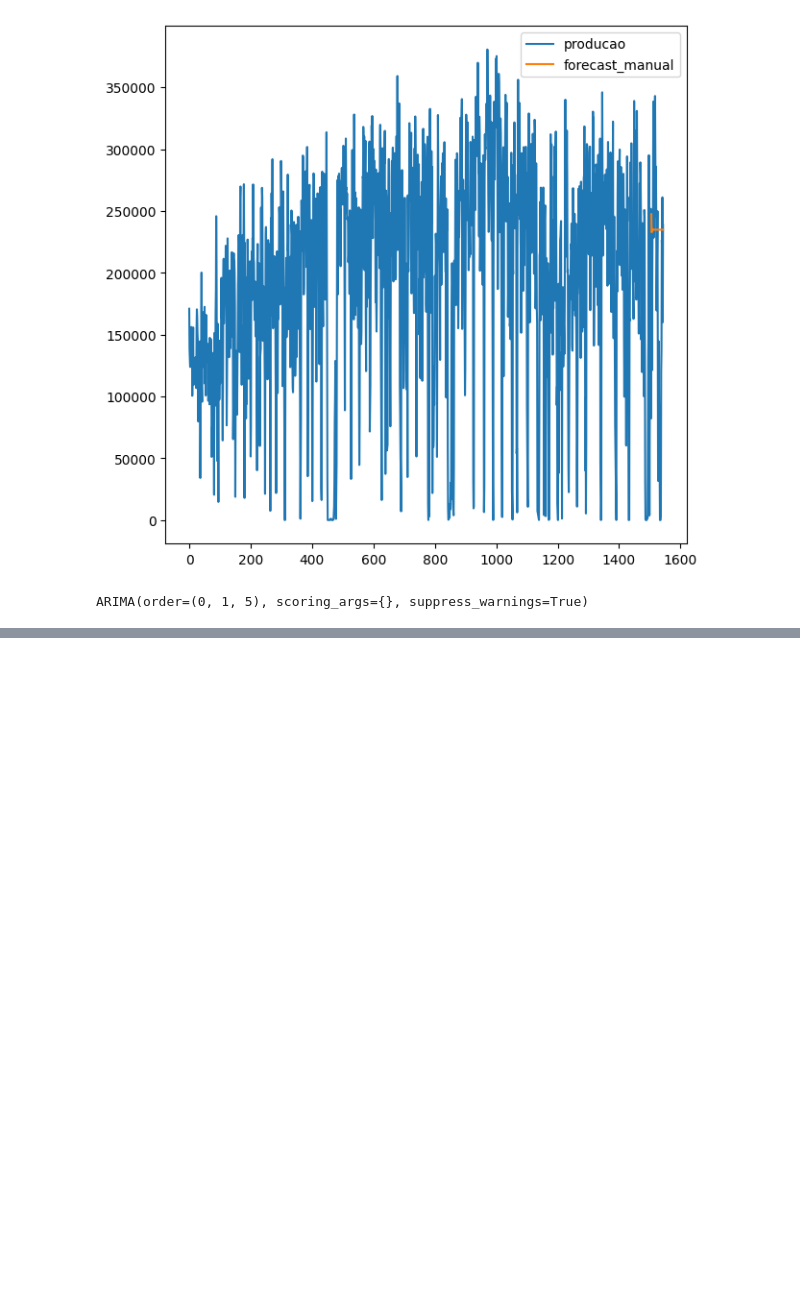
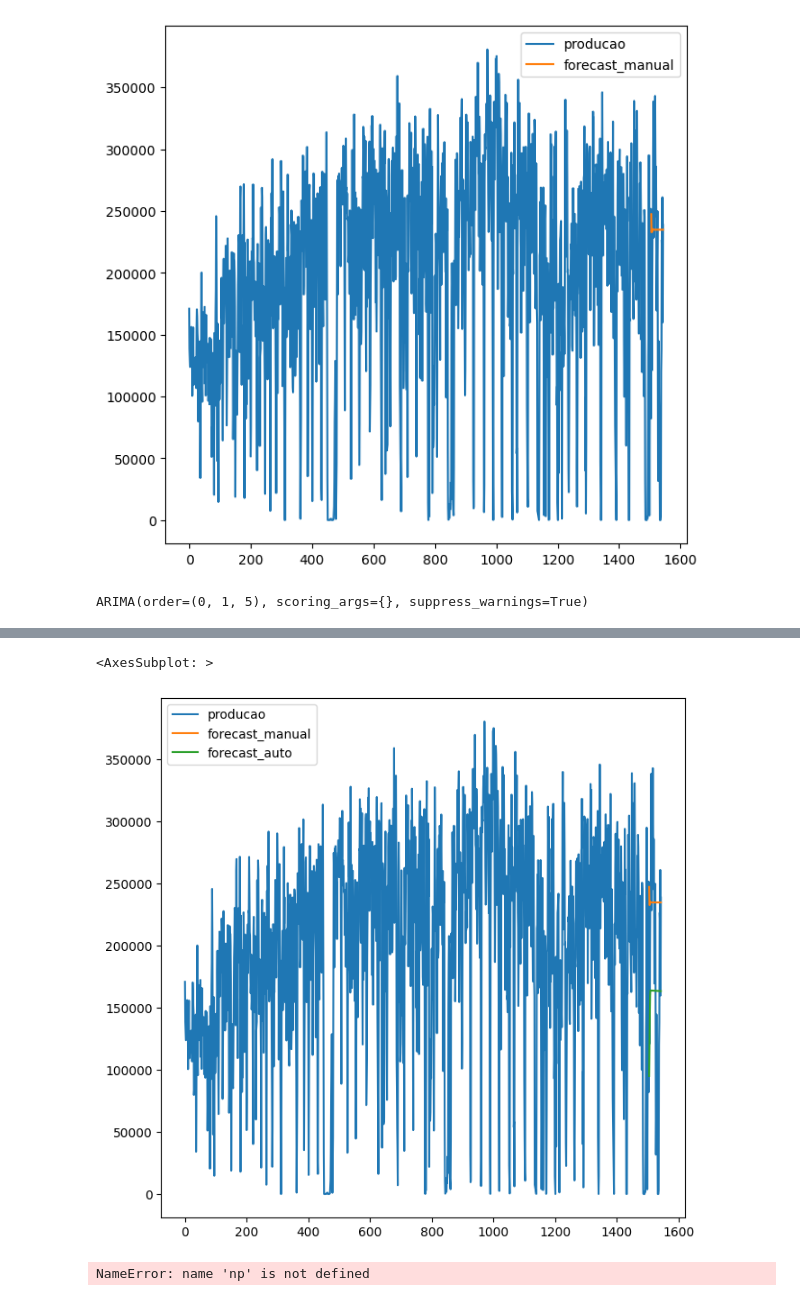
Before and after one commit to leonardovenan/oreForecast, a Jupyter notebook: dailyForecast.ipynb, the cells around one changed output, grey strips where cells are left out. Drawn from its saved outputs; the diff is of its cells as text; code cells hidden in the pictures; blank space fills up the shorter version.

```diff
--- a/dailyForecast.ipynb
+++ b/dailyForecast.ipynb
@@ -162,3 +162,22 @@ Warnings:
 [2] Covariance matrix is singular or near-singular, with condition number 2.28e+29. Standard errors may be unstable.
 # %%
 forecast_test_auto = auto_arima.predict(n_periods=len(df_test))
+df['forecast_auto'] = [None]*len(df_train) + list(forecast_test_auto)
+
+df.plot(figsize=(7.5,7.5))
+# %% [output]
+<AxesSubplot: >
+[figure, added]
+# %%
+from sklearn.metrics import mean_absolute_error, mean_absolute_percentage_error, mean_squared_error
+import numpy as np
+
+mae = mean_absolute_error(df_test, forecast_test)
+mape = mean_absolute_percentage_error(df_test, forecast_test)
+rmse = np.sqrt(mean_squared_error(df_test, forecast_test))
+
+print(f'mae - manual: {mae}')
+print(f'mape - manual: {mape}')
+print(f'rmse - manual: {rmse}')
+# %% [output]
+NameError: name 'np' is not defined
```
Also changed, not shown: parts of 2 cells of this notebook.
